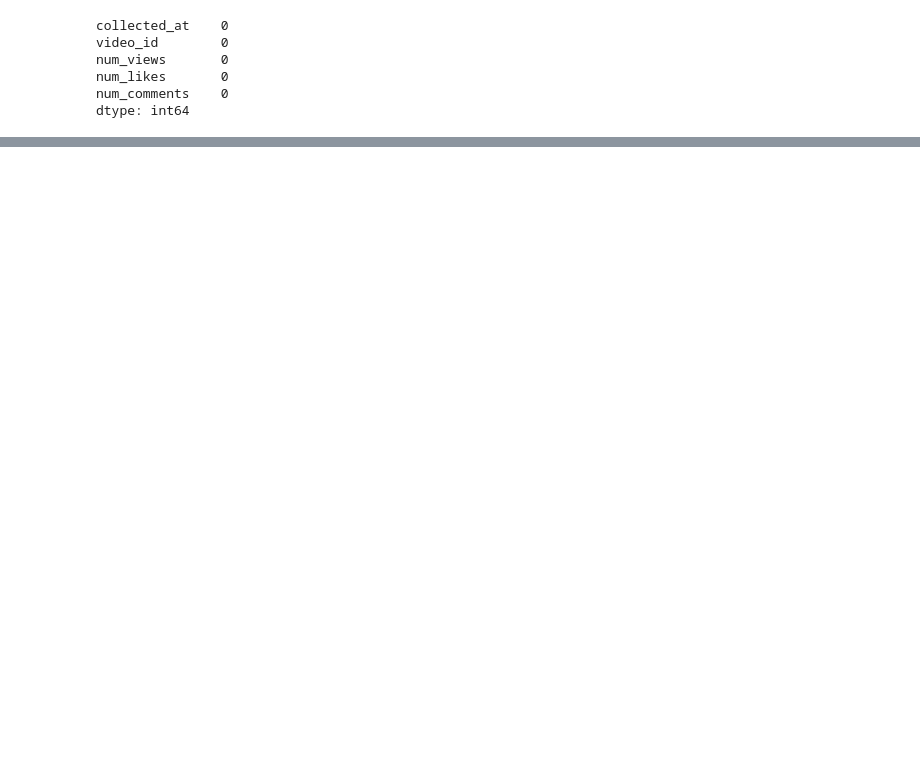
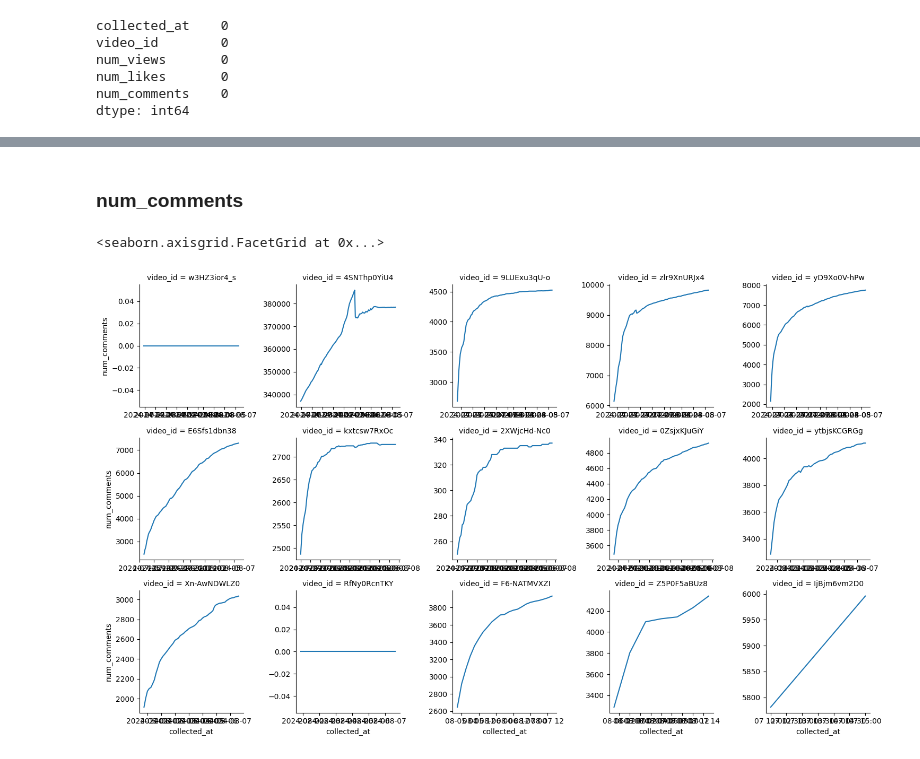
Before and after one commit to AndrewDettor/YouTubeMostPopularVideos, a Jupyter notebook: time_series_EDA.ipynb, the cells around one changed output, grey strips where cells are left out. Saved outputs shown, nothing was run; the diff lists cells and outputs as text; code cells hidden in the pictures; blank space fills up the shorter version.

```diff
--- a/time_series_EDA.ipynb
+++ b/time_series_EDA.ipynb
@@ -196,0 +198,10 @@ g.map(sns.lineplot, "collected_at", "num_views")
+# %% [markdown]
+### num_comments
+# %%
+col = "num_comments"
+id_data = video_fact.loc[video_fact["video_id"].isin(ids), ["video_id", "collected_at", col]]
+g = sns.FacetGrid(id_data, sharey=False, sharex=False, col="video_id", col_wrap=5)
+g.map(sns.lineplot, "collected_at", col)
+# %% [output]
+<seaborn.axisgrid.FacetGrid at 0x...>
+[figure, added]
```
Also changed, not shown: parts of 90 cells of this notebook, 1 other file.
